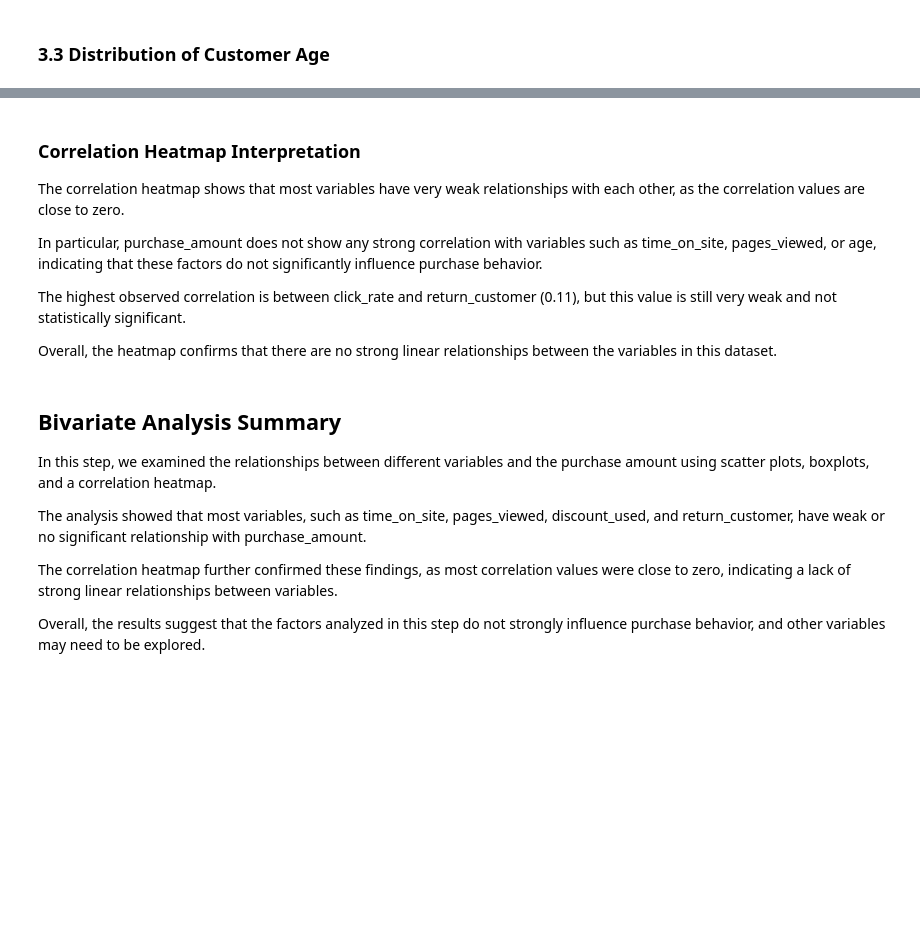
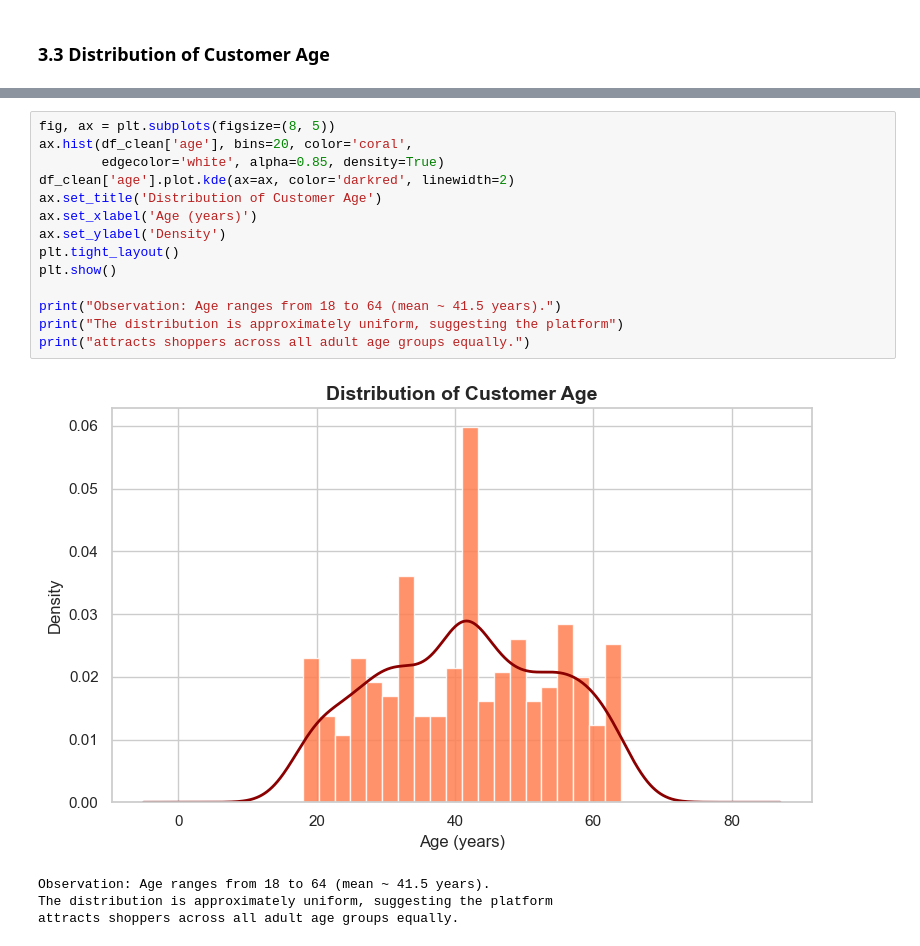
Before and after one commit to janajawabreh267/Data_Science_Project, a Jupyter notebook: notebooks/analysis.ipynb, the cells around one changed output, grey strips where cells are left out. Drawn from its saved outputs; the diff is of its cells as text; blank space fills up the shorter version.

```diff
--- a/notebooks/analysis.ipynb
+++ b/notebooks/analysis.ipynb
@@ -604,20 +358,19 @@ plt.show()
-# %% [markdown]
-### Correlation Heatmap Interpretation
-
-The correlation heatmap shows that most variables have very weak relationships with each other, as the correlation values are close to zero.
-
-In particular, purchase_amount does not show any strong correlation with variables such as time_on_site, pages_viewed, or age, indicating that these factors do not significantly influence purchase behavior.
-
-The highest observed correlation is between click_rate and return_customer (0.11), but this value is still very weak and not statistically significant.
-
-Overall, the heatmap confirms that there are no strong linear relationships between the variables in this dataset.
-# %% [markdown]
-## Bivariate Analysis Summary
-
-In this step, we examined the relationships between different variables and the purchase amount using scatter plots, boxplots, and a correlation heatmap.
-
-The analysis showed that most variables, such as time_on_site, pages_viewed, discount_used, and return_customer, have weak or no significant relationship with purchase_amount.
-
-The correlation heatmap further confirmed these findings, as most correlation values were close to zero, indicating a lack of strong linear relationships between variables.
-
-Overall, the results suggest that the factors analyzed in this step do not strongly influence purchase behavior, and other variables may need to be explored.
+# %%
+fig, ax = plt.subplots(figsize=(8, 5))
+ax.hist(df_clean['age'], bins=20, color='coral',
+        edgecolor='white', alpha=0.85, density=True)
+df_clean['age'].plot.kde(ax=ax, color='darkred', linewidth=2)
+ax.set_title('Distribution of Customer Age')
+ax.set_xlabel('Age (years)')
+ax.set_ylabel('Density')
+plt.tight_layout()
+plt.show()
+
+print("Observation: Age ranges from 18 to 64 (mean ~ 41.5 years).")
+print("The distribution is approximately uniform, suggesting the platform")
+print("attracts shoppers across all adult age groups equally.")
+# %% [output]
+[figure, added]
+Observation: Age ranges from 18 to 64 (mean ~ 41.5 years).
+The distribution is approximately uniform, suggesting the platform
+attracts shoppers across all adult age groups equally.
```
Also changed, not shown: parts of 122 cells of this notebook, 1 other file.
